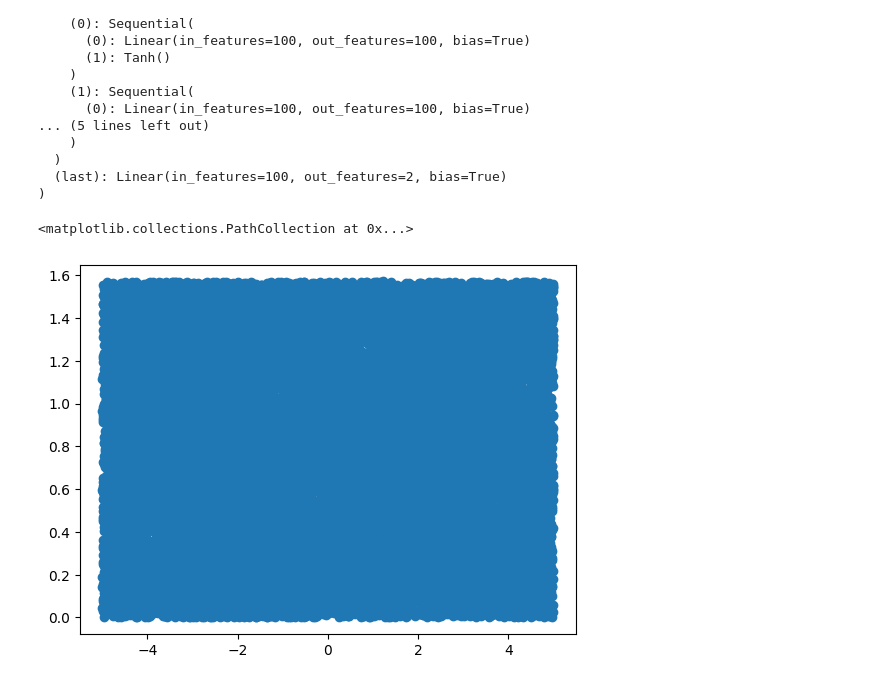
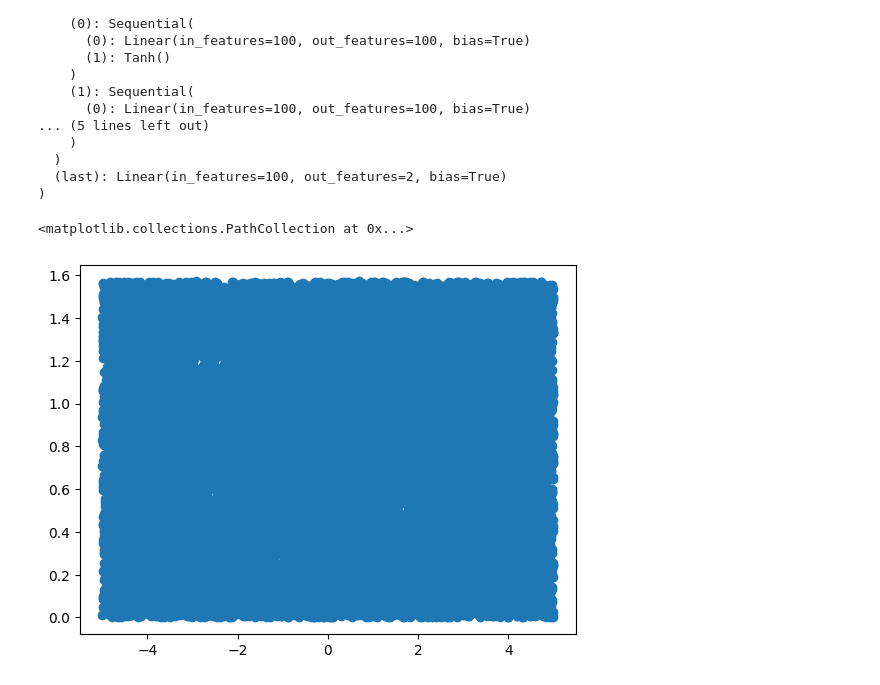
Before and after one commit to viriyadhika/pinns-torch, a Jupyter notebook: PINN/PINN.ipynb, the cells around one changed output. Drawn from its saved outputs; the diff is of its cells as text; code cells hidden in the pictures.

```diff
--- a/PINN/PINN.ipynb
+++ b/PINN/PINN.ipynb
@@ -91,10 +91,11 @@ SchrodingerModel(
   (last): Linear(in_features=100, out_features=2, bias=True)
 )
 # %%
-plt.scatter(schrodinger_data.x_collocation_points, schrodinger_data.t_collocation_points)
+x, t = schrodinger_data.sample_collocation()
+plt.scatter(x, t)
 # %% [output]
 <matplotlib.collections.PathCollection at 0x...>
-[figure, old version]
+[figure, new version]
 # %%
 data_losses = []
 boundary_losses = []
```
Also changed, not shown: parts of 11 cells of this notebook, 4 other files.
